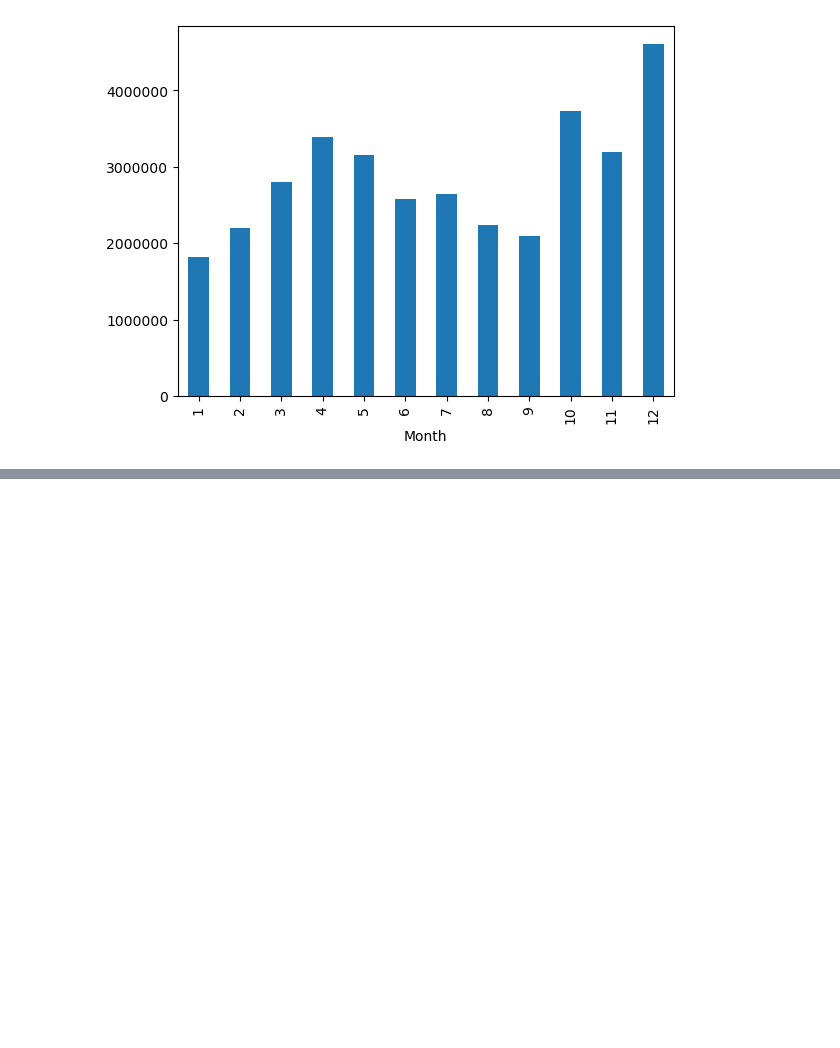
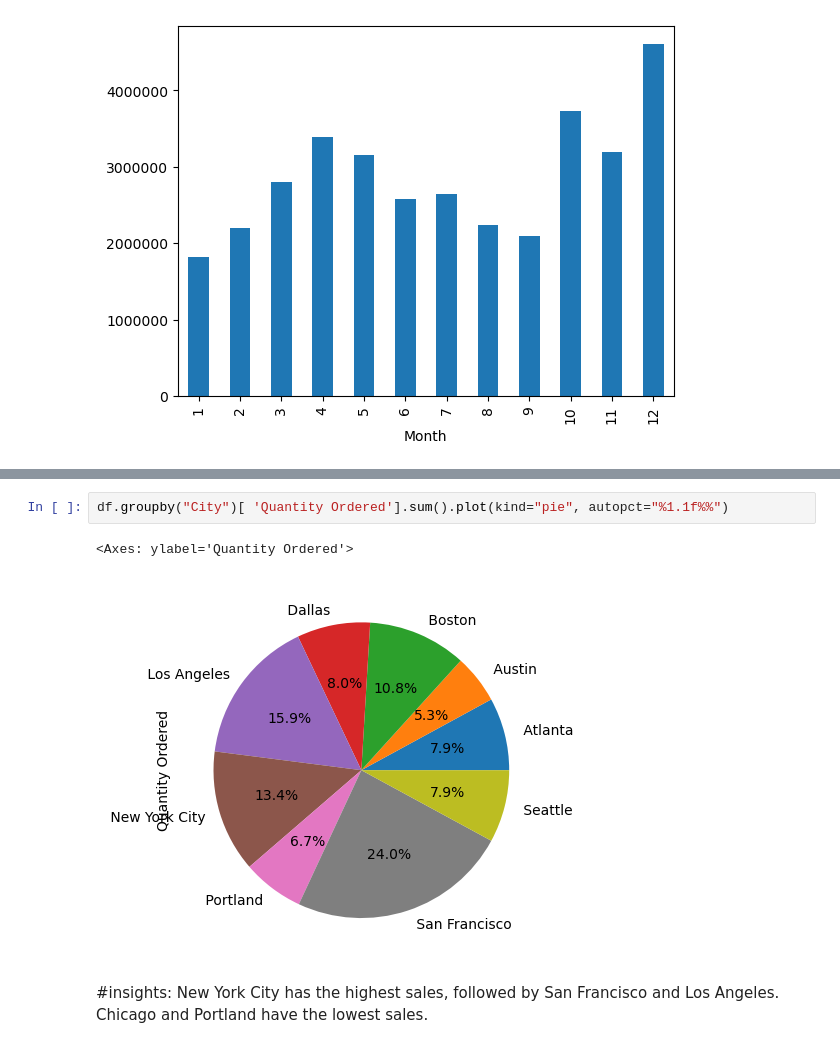
Before and after one commit to ThonteShila/DataAnalytics_Projects, a Jupyter notebook: Sales Data Analytics/Sales_data.ipynb, the cells around one changed output, grey strips where cells are left out. Saved outputs shown, nothing was run; the diff lists cells and outputs as text; blank space fills up the shorter version.

```diff
--- a/Sales Data Analytics/Sales_data.ipynb
+++ b/Sales Data Analytics/Sales_data.ipynb
@@ -248,0 +290,7 @@ TypeError: object of type 'numpy.int32' has no len()
+# %%
+df.groupby("City")[ 'Quantity Ordered'].sum().plot(kind="pie", autopct="%1.1f%%")
+# %% [output]
+<Axes: ylabel='Quantity Ordered'>
+[figure, added]
+# %% [markdown]
+#insights: New York City has the highest sales, followed by San Francisco and Los Angeles. Chicago and Portland have the lowest sales.
```
Also changed, not shown: parts of 7 cells of this notebook, 2 other files.
